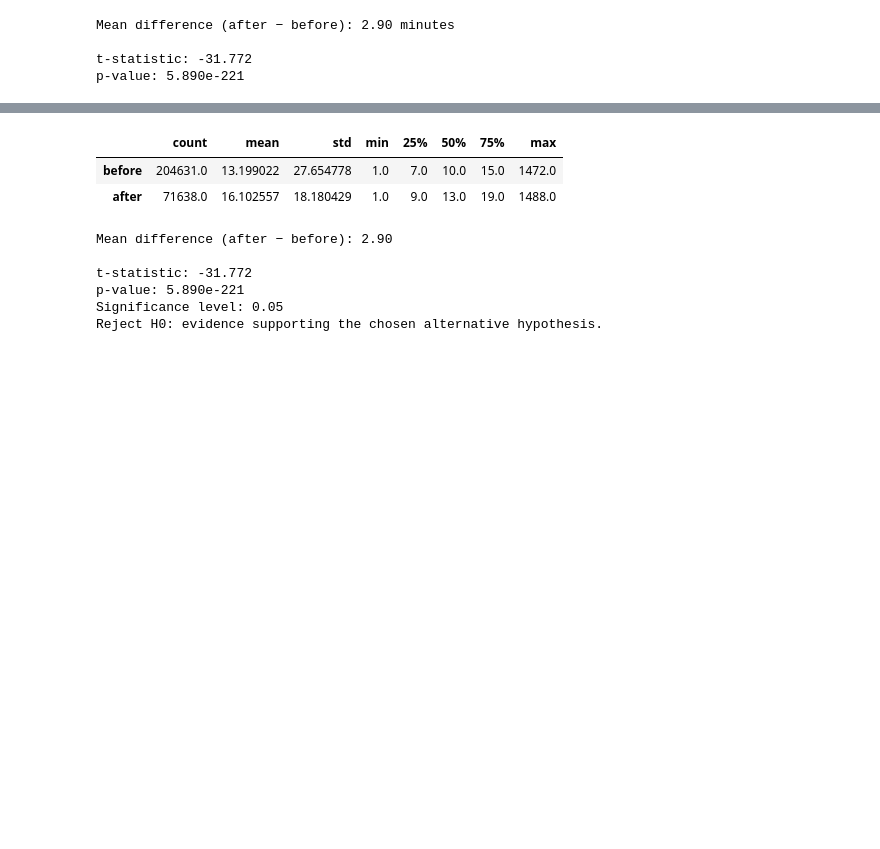
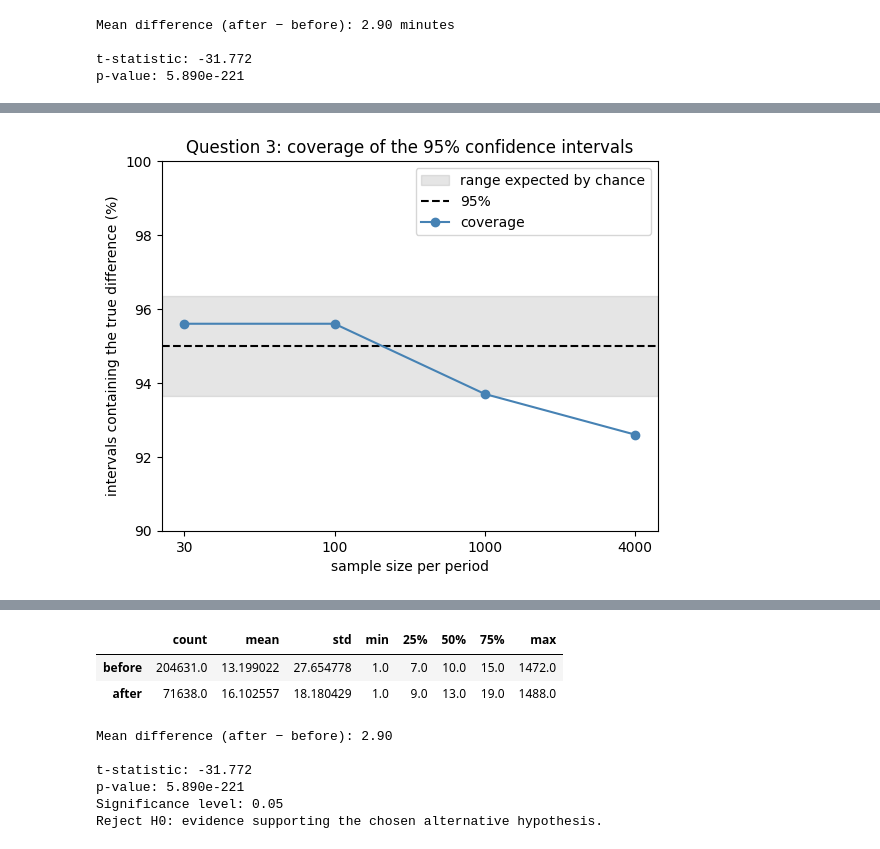
Before and after one commit to KevinSalgado/Statistics_Project, a Jupyter notebook: Data_Preparation_and_Visualization.ipynb, the cells around one changed output, grey strips where cells are left out. Saved outputs shown, nothing was run; the diff lists cells and outputs as text; code cells hidden in the pictures; blank space fills up the shorter version.

```diff
--- a/Data_Preparation_and_Visualization.ipynb
+++ b/Data_Preparation_and_Visualization.ipynb
@@ -932,6 +951,10 @@ These exclusions don't change `data`: each question has its own dataset (`q1`, `
 
 We save `data` and the dataset of each question in parquet, so we don't have to read the Excel files again.
 # %%
+# q1 e q24 foram criados antes da conversão de DataHora_Extincao para datetime
+q1 = q1.assign(DataHora_Extincao=pd.to_datetime(q1["DataHora_Extincao"], errors="coerce"))
+q24 = q24.assign(DataHora_Extincao=pd.to_datetime(q24["DataHora_Extincao"], errors="coerce"))
+
 data.to_parquet("Registos_Incendios_SGIF_2001_2025_clean.parquet", index=False)
 q1.to_parquet("Registos_Incendios_SGIF_q1.parquet", index=False)
 q24.to_parquet("Registos_Incendios_SGIF_q24.parquet", index=False)
@@ -1589,0 +2368,19 @@ after 2017 caused the observed difference.
+# %%
+# Coverage per sample size, with the range expected by chance alone
+# for a true 95% coverage and 1000 samples (±1.96 × √(0.95 × 0.05 / 1000)).
+margin = 1.96 * np.sqrt(0.95 * 0.05 / REPETITIONS) * 100
+
+coverage = summary_samples_q3["coverage_pct"]
+
+fig, ax = plt.subplots()
+ax.axhspan(95 - margin, 95 + margin, color="gray", alpha=0.2, label="range expected by chance")
+ax.axhline(95, color="black", ls="--", label="95%")
+ax.plot(coverage.index.astype(str), coverage.values, "o-", color="steelblue", label="coverage")
+ax.set_xlabel("sample size per period")
+ax.set_ylabel("intervals containing the true difference (%)")
+ax.set_ylim(90, 100)
+ax.set_title("Question 3: coverage of the 95% confidence intervals")
+ax.legend()
+plt.show()
+# %% [output]
+[figure, added]
```
Also changed, not shown: parts of 80 cells of this notebook, 5 other files.
